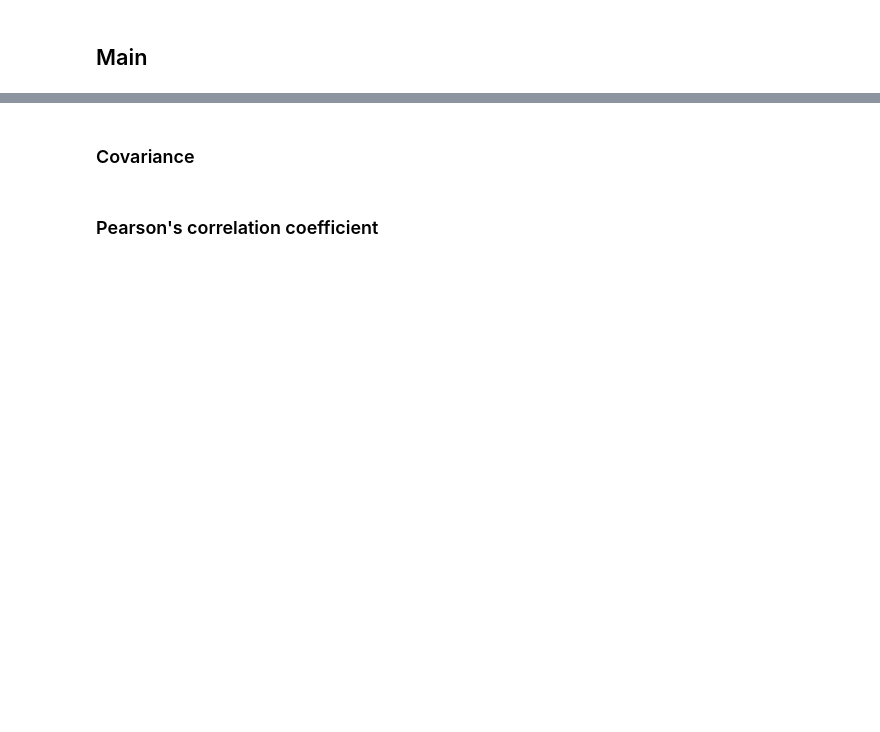
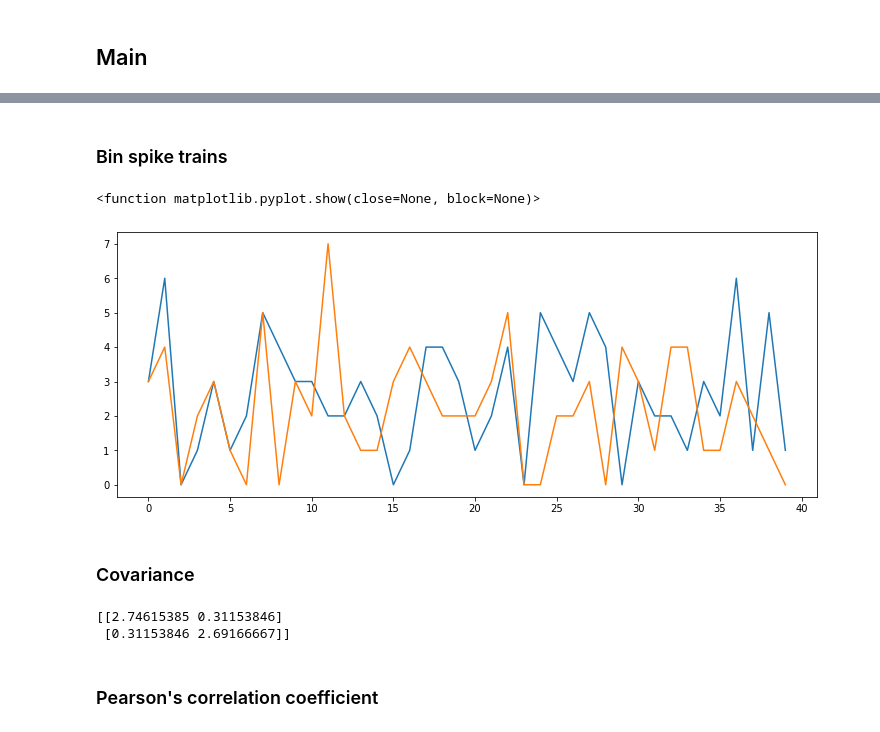
Before and after one commit to mwprestonjr/spike_synchrony, a Jupyter notebook: notebooks/demo_spike_train_correlation.ipynb, the cells around one changed output, grey strips where cells are left out. Drawn from its saved outputs; the diff is of its cells as text; code cells hidden in the pictures; blank space fills up the shorter version.

```diff
--- a/notebooks/demo_spike_train_correlation.ipynb
+++ b/notebooks/demo_spike_train_correlation.ipynb
@@ -31,5 +68,25 @@ if not os.path.exists(dir_out):
+# %% [markdown]
+### Bin spike trains
+# %%
+binned_st_1 = elephant.conversion.BinnedSpikeTrain(st_1, binsize=250*pq.ms)
+binned_st_2 = elephant.conversion.BinnedSpikeTrain(st_2, binsize=250*pq.ms)
+
+# plot
+fig, ax = plt.subplots(figsize=(10, 4), constrained_layout=True)
+ax.plot(binned_st_1.to_array().flatten())
+ax.plot(binned_st_2.to_array().flatten())
+plt.show
+# %% [output]
+<function matplotlib.pyplot.show(close=None, block=None)>
+[figure, added]
 # %% [markdown]
 ### Covariance
+# %%
+covariance = elephant.spike_train_correlation.covariance(elephant.conversion.BinnedSpikeTrain([st_1, st_2], bin_size=250*pq.ms))
+print(covariance)
+# %% [output]
+[[2.74615385 0.31153846]
+ [0.31153846 2.69166667]]
 # %% [markdown]
 ### Pearson's correlation coefficient
 # %% [markdown]
```
Also changed, not shown: parts of 5 cells of this notebook.
